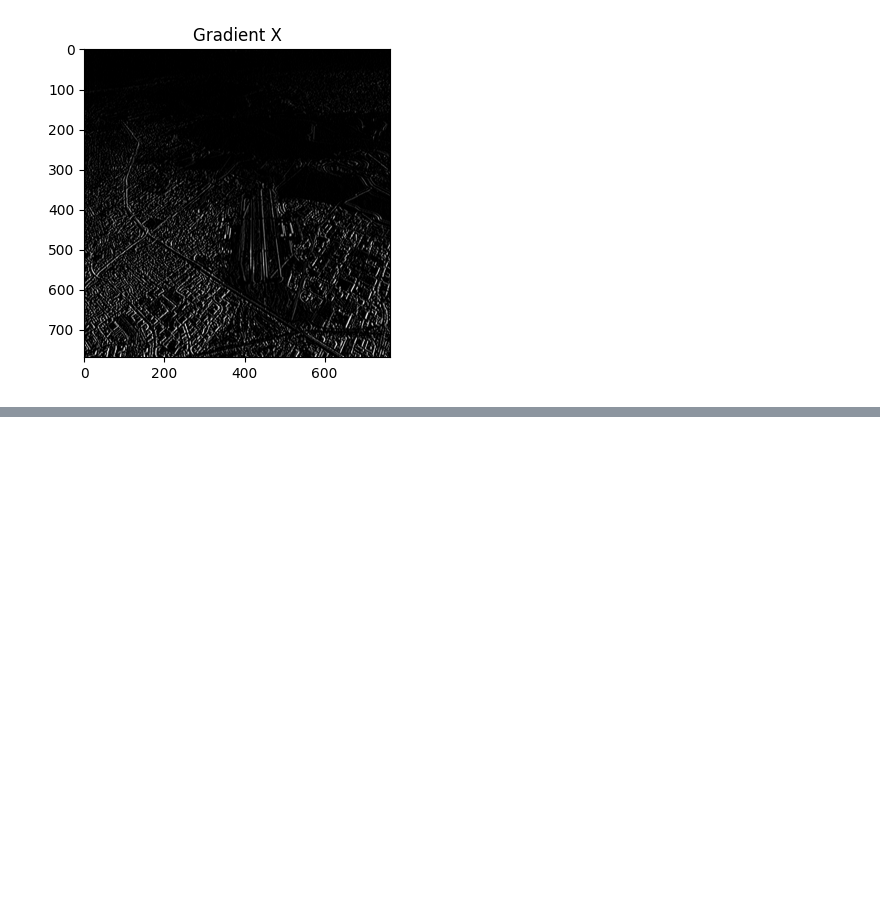
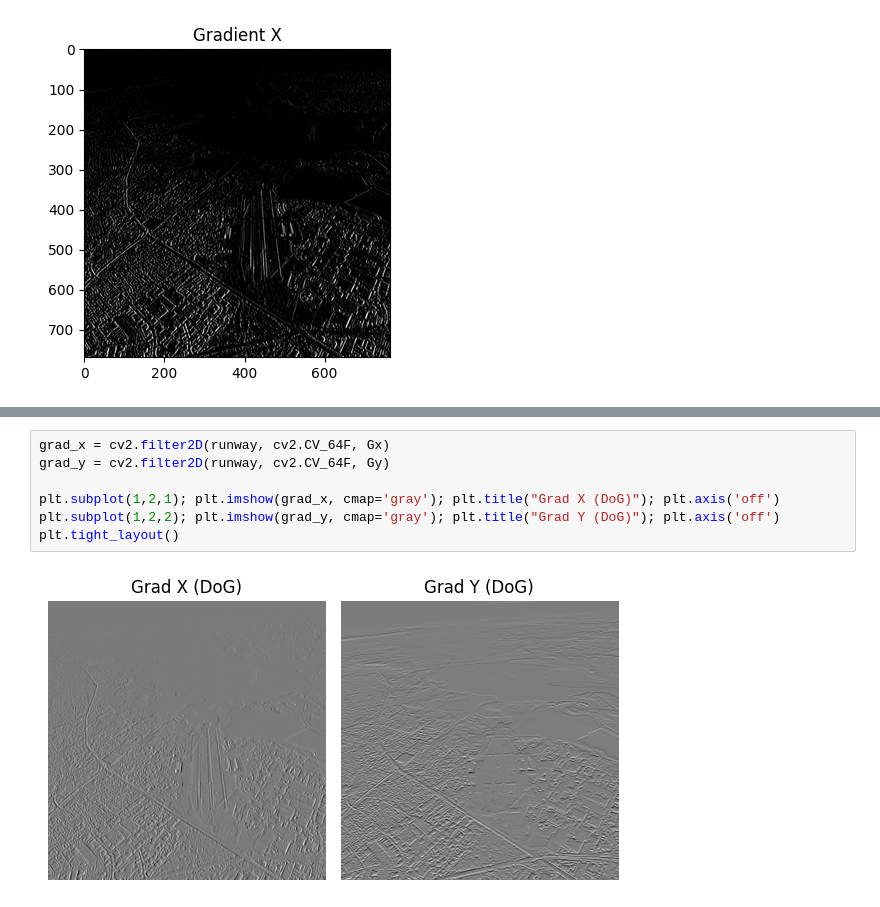
Before and after one commit to Bavitharan/computer-vision-assignment1, a Jupyter notebook: Assignment1.ipynb, the cells around one changed output, grey strips where cells are left out. Drawn from its saved outputs; the diff is of its cells as text; blank space fills up the shorter version.

```diff
--- a/Assignment1.ipynb
+++ b/Assignment1.ipynb
@@ -216,0 +227,9 @@ Text(0.5, 1.0, 'Gradient X')
+# %%
+grad_x = cv2.filter2D(runway, cv2.CV_64F, Gx)
+grad_y = cv2.filter2D(runway, cv2.CV_64F, Gy)
+
+plt.subplot(1,2,1); plt.imshow(grad_x, cmap='gray'); plt.title("Grad X (DoG)"); plt.axis('off')
+plt.subplot(1,2,2); plt.imshow(grad_y, cmap='gray'); plt.title("Grad Y (DoG)"); plt.axis('off')
+plt.tight_layout()
+# %% [output]
+[figure, added]
```
Also changed, not shown: parts of 2 cells of this notebook.
